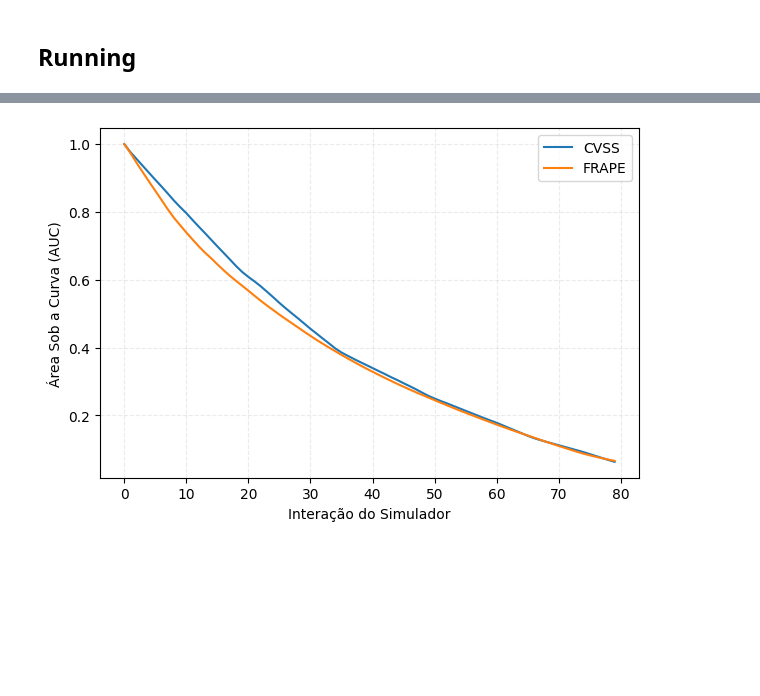
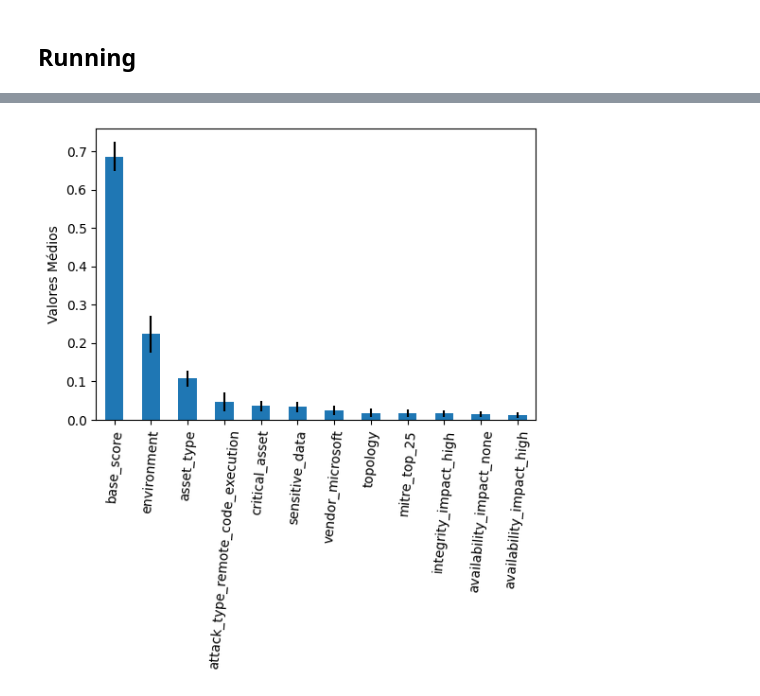
Before and after one commit to rodrigoparente/cvefixes-simulator, a Jupyter notebook: ipynb/Stats Analysis -- Radar chart.ipynb, the cells around one changed output, grey strips where cells are left out. Cells and saved outputs as stored; diff of their text form; code cells hidden in the pictures; blank space fills up the shorter version.

Commit message:
updated graphs for dynamic simulation

```diff
--- a/ipynb/Stats Analysis -- Radar chart.ipynb
+++ b/ipynb/Stats Analysis -- Radar chart.ipynb
@@ -254,2 +374,31 @@ def print_graphs(cvss_stats, frape_stats, draw_title=True, save_fig=True):
+# %%
+# calcularing mean values
+
+cvss_abs_values /= occurrences
+frape_abs_values /= occurrences
+
+# normalizing absolute values
+
+cvss_abs_values = normalize_values(cvss_abs_values)
+frape_abs_values = normalize_values(frape_abs_values)
+
+# sorting feature importance values
+
+feature_importances = pd.DataFrame(feature_importances, columns=feature_importances.keys())
+
+feature_importances_std = feature_importances.std()
+feature_importances = feature_importances.mean()
+
+feature_importances.drop(labels=['cve_published_date', 'exploit_published_date',
+                                 'epss', 'attack_type_none', 'vendor_other'], inplace=True)
+
+feature_importances = feature_importances.sort_values(ascending=False).head(12)
+feature_importance_names = feature_importances.index.tolist()
+feature_importances_std = feature_importances_std[feature_importance_names].values
+
+# filtering absolute values
+
+cvss_abs_values = cvss_abs_values[feature_importance_names]
+frape_abs_values = frape_abs_values[feature_importance_names]
 # %% [markdown]
 ## Running
@@ -262,10 +404,0 @@ frape_stats = normalize_values(frape_stats)
-# %%
-feature_importances = feature_importances[cvss_stats.columns]
-
-feature_importances.drop(
-    labels=['cve_published_date', 'exploit_published_date', 'epss', 'attack_type_none', 'vendor_other'], inplace=True)
-
-feature_importances = feature_importances.sort_values(ascending=False).head(12)
-feature_importance_names = feature_importances.index.tolist()
-
-std_values = feature_importances_std[feature_importance_names].values
@@ -297,4 +405,4 @@ print_line_graph(cvss_stats, frape_stats, decimal_round=4, limit=80, draw_title=
-# %%
-print_line_graph(cvss_stats, frape_stats, limit=80, draw_title=False, ratio=False, save_fig=True)
-# %% [output]
-[figure, removed]
+# %%
+print_feature_importances(feature_importances, feature_importance_names, feature_importances_std)
+# %% [output]
+[figure, added]
```
Also changed, not shown: parts of 31 cells of this notebook.
